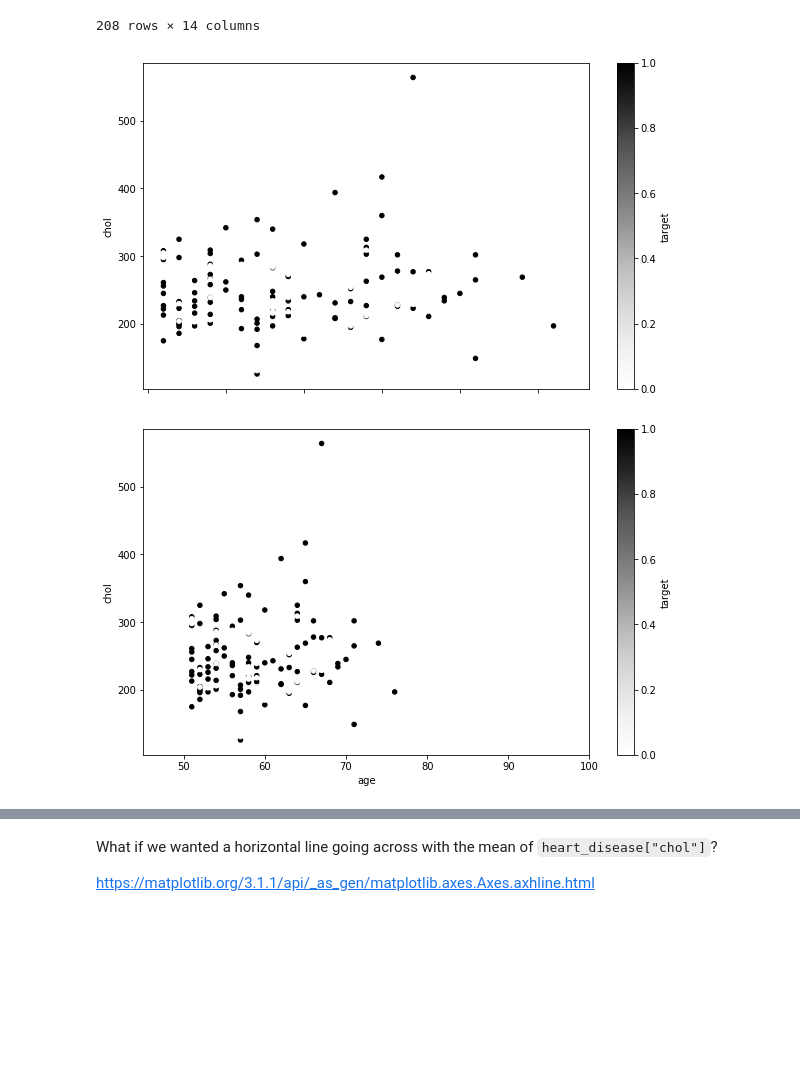
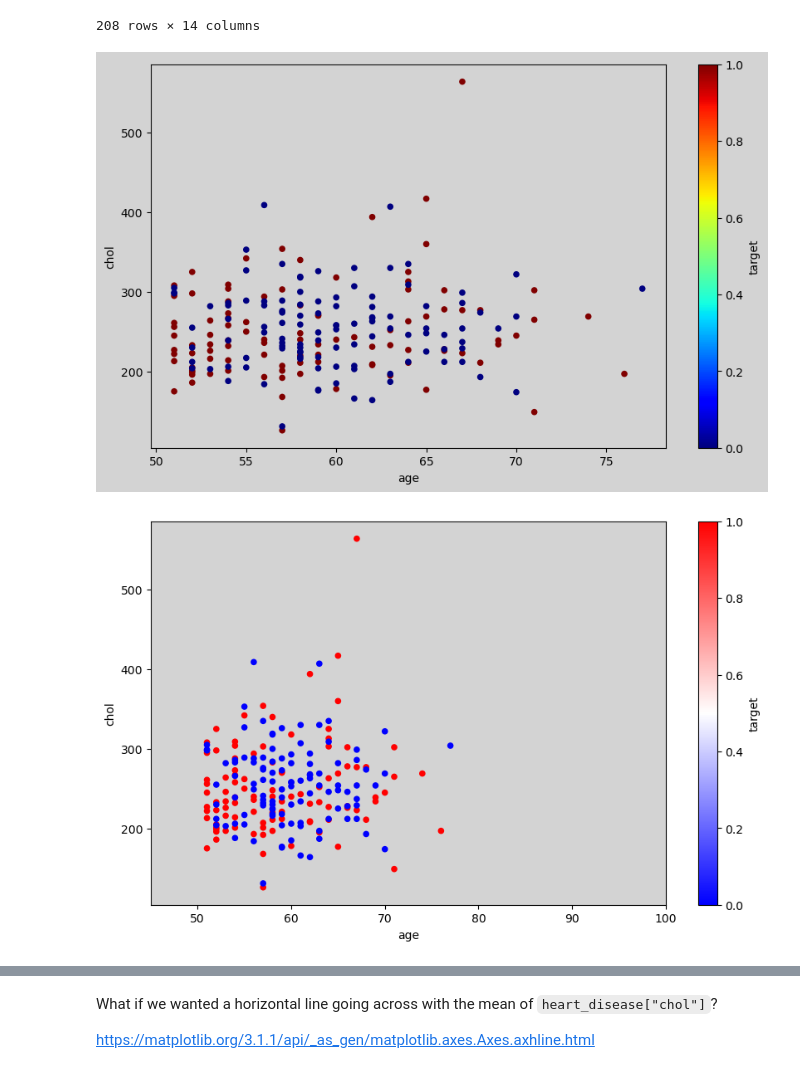
Before and after one commit to hamidov9jat/Matplotlib-Exercises, a Jupyter notebook: notebooks/my-experiments.ipynb, the cells around one changed output, grey strips where cells are left out. Saved outputs shown, nothing was run; the diff lists cells and outputs as text; code cells hidden in the pictures; blank space fills up the shorter version.

```diff
--- a/notebooks/my-experiments.ipynb
+++ b/notebooks/my-experiments.ipynb
@@ -752,23 +762,30 @@ over_50
 | 302 | 57 | 0 | 1 | 130 | 236 | 0 | 0 | 174 | 0 | 0.0 | 1 | ... |
 208 rows × 14 columns
 # %%
-over_50.plot(kind='scatter',
+ax = over_50.plot(kind='scatter',
              x='age',
              y='chol',
              c='target',
-             figsize=(10, 6));
+             figsize=(10, 6), cmap='jet');
+
+ax.figure.set_facecolor('lightgrey')
+ax.set_facecolor('lightgrey')
 # %% [output]
-[figure, old version]
+[figure, new version]
 # %%
 fig, ax = plt.subplots(figsize=(10, 6))
 over_50.plot(kind='scatter',
              x="age",
              y="chol",
              c='target',
-             ax=ax);
+             # set ax parameter to ax above to use oo methods
+             ax=ax, cmap='bwr');
+
+# fig.set_facecolor('lightgrey')
+ax.set_facecolor('lightgrey')
 ax.set_xlim([45, 100]);
 # %% [output]
-[figure, old version]
+[figure, new version]
 # %%
 # Make a bit more of a complicated plot
 
```
Also changed, not shown: parts of 35 cells of this notebook, 1 other file.
